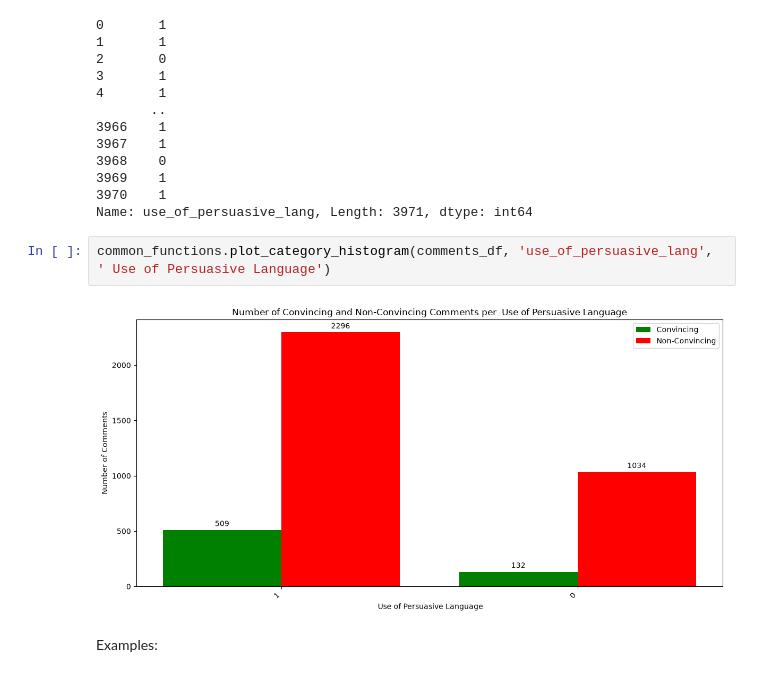
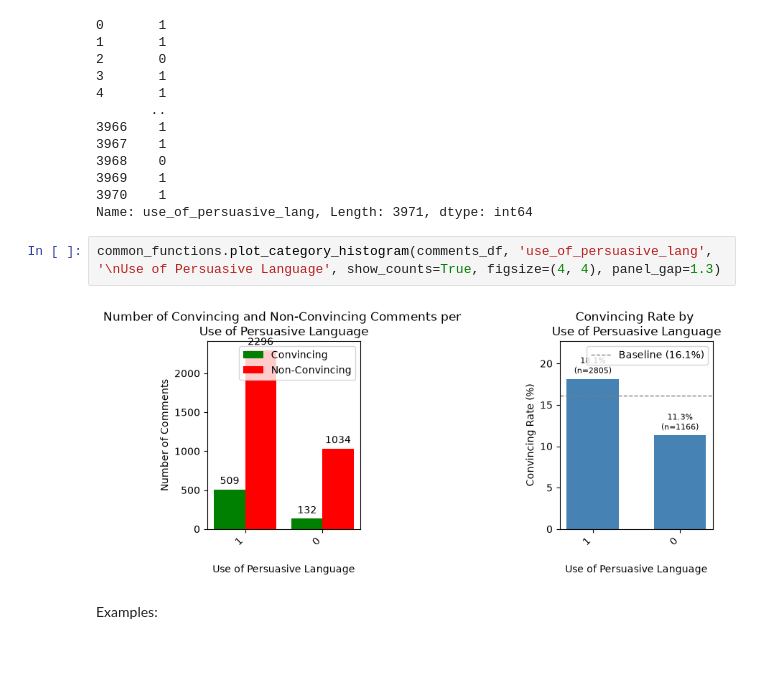
Before and after one commit to jct-nlp/change-my-view-2025, a Jupyter notebook: this work/03.2_feature_engineering_part2.ipynb, the cells around one changed output. Saved outputs shown, nothing was run; the diff lists cells and outputs as text.

```diff
--- a/this work/03.2_feature_engineering_part2.ipynb
+++ b/this work/03.2_feature_engineering_part2.ipynb
@@ -845,9 +891,9 @@ comments_df['use_of_persuasive_lang']
 3970    1
 Name: use_of_persuasive_lang, Length: 3971, dtype: int64
 # %%
-common_functions.plot_category_histogram(comments_df, 'use_of_persuasive_lang', ' Use of Persuasive Language')
+common_functions.plot_category_histogram(comments_df, 'use_of_persuasive_lang', '\nUse of Persuasive Language', show_counts=True, figsize=(4, 4), panel_gap=1.3)
 # %% [output]
-[figure, old version]
+[figure, new version]
 # %% [markdown]
 Examples:
 # %%
```
Also changed, not shown: parts of 23 cells of this notebook.
